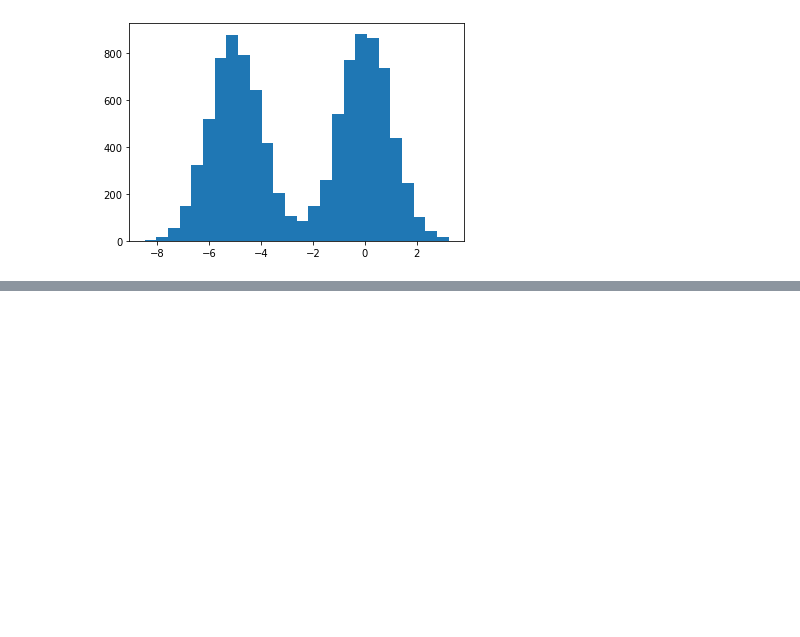
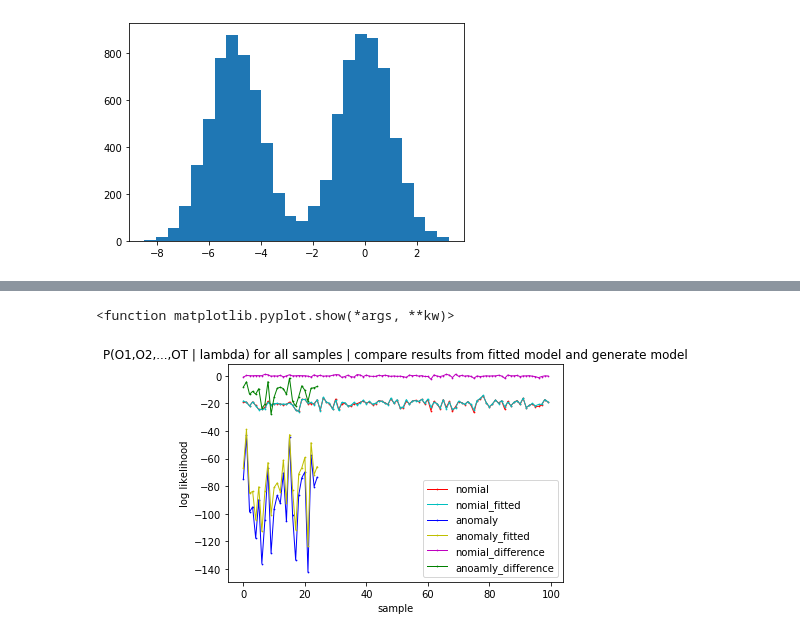
Before and after one commit to KTH-IL2232/HMM_Anomaly_Detection_Python, a Jupyter notebook: HMM-Gaussian-Generated/HMM-Gaussian-Generated.ipynb, the cells around one changed output, grey strips where cells are left out. Drawn from its saved outputs; the diff is of its cells as text; code cells hidden in the pictures; blank space fills up the shorter version.

```diff
--- a/HMM-Gaussian-Generated/HMM-Gaussian-Generated.ipynb
+++ b/HMM-Gaussian-Generated/HMM-Gaussian-Generated.ipynb
@@ -91,0 +120,15 @@ plt.show
+# %%
+plt.plot(score_nomial[:], ".-", label="nomial", color = 'r', linewidth = 1, markersize = 1.5)
+plt.plot(score_nomial_fit[:], ".-", label="nomial_fitted", color = 'c', linewidth = 1, markersize = 1.5)
+plt.plot(score_anomaly[:], ".-", label="anomaly", color = 'b', linewidth = 1, markersize = 1.5)
+plt.plot(score_anomaly_fit[:], ".-", label="anomaly_fitted", color = 'y', linewidth = 1, markersize = 1.5)
+plt.plot(score_nomial[:] - score_nomial_fit[:], ".-", label="nomial_difference", color = 'm', linewidth = 1, markersize = 1.5)
+plt.plot(score_anomaly[:] - score_anomaly_fit[:], ".-", label="anoamly_difference", color = 'g', linewidth = 1, markersize = 1.5)
+plt.xlabel("sample")
+plt.ylabel("log likelihood")
+plt.title("P(O1,O2,...,OT | lambda) for all samples | compare results from fitted model and generate model")
+plt.legend()
+plt.show
+# %% [output]
+<function matplotlib.pyplot.show(*args, **kw)>
+[figure, added]
```
Also changed, not shown: parts of 3 cells of this notebook, 1 other file.
